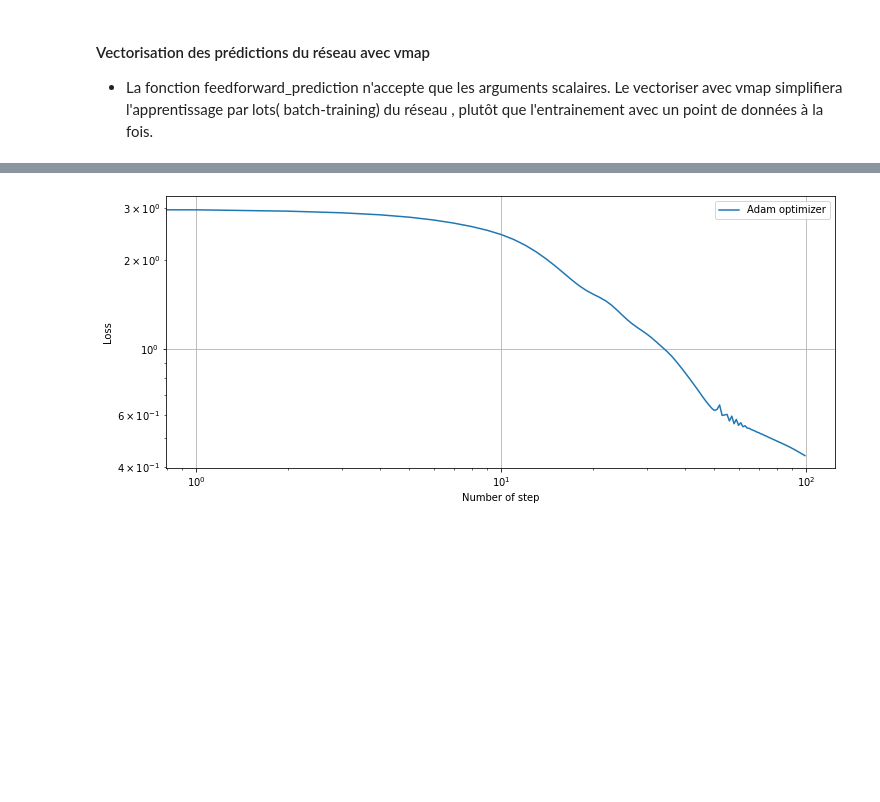
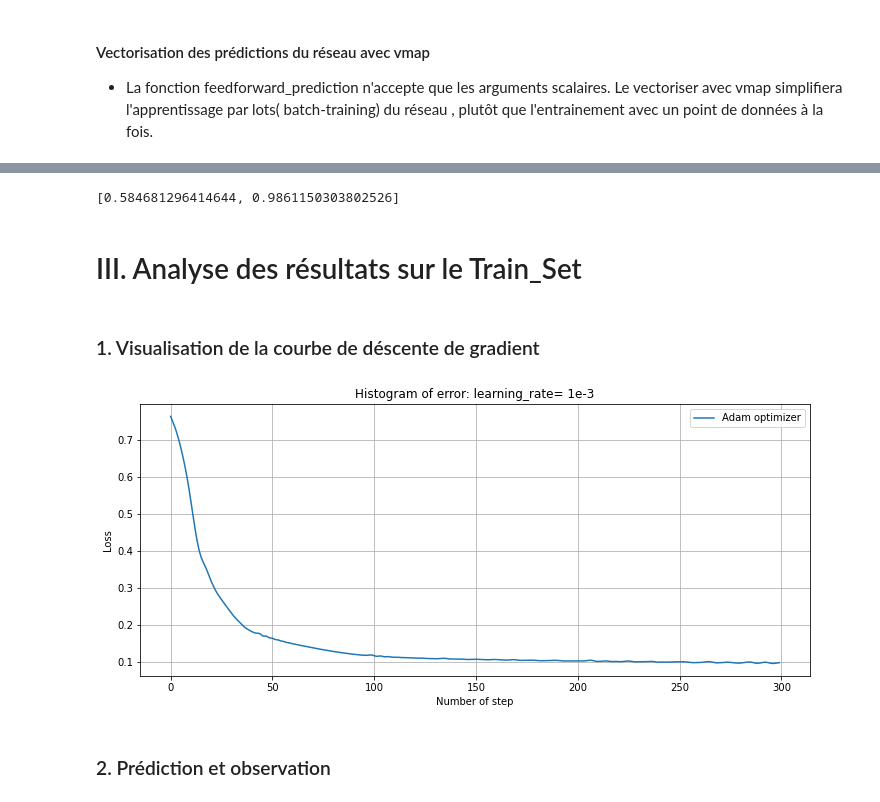
Before and after one commit to yao-clou/Deep_Learning, a Jupyter notebook: MLP_channel_XYZ_Band_I.ipynb, the cells around one changed output, grey strips where cells are left out. Drawn from its saved outputs; the diff is of its cells as text; code cells hidden in the pictures; blank space fills up the shorter version.

```diff
--- a/MLP_channel_XYZ_Band_I.ipynb
+++ b/MLP_channel_XYZ_Band_I.ipynb
@@ -629,3 +511,5 @@ plt.legend()
+# %%
+num_epochs = 300
 # %%
 
 # Defining an optimizer in Jax
@@ -650,0 +546,4 @@ net_params = get_params(opt_state)
+# %%
+import pickle
+f=open("paramètres","rb")
+ff=pickle.load(f)
@@ -651,10 +570,19 @@ net_params = get_params(opt_state)
+# %%
+para_test[3]
+# %% [output]
+[0.584681296414644, 0.9861150303802526]
+# %% [markdown]
+#  III. Analyse des résultats sur le Train_Set
+# %% [markdown]
+###  1. Visualisation de la courbe de déscente de gradient
 # %%
 plt.figure(figsize=(12,5))
-x=np.arange(100)
-plt.loglog(l,label='Adam optimizer')
+x=np.arange(num_epochs)
+plt.plot(ff[1],label='Adam optimizer')
 plt.xlabel('Number of step')
 plt.ylabel('Loss')
+plt.title(r'Histogram of error: learning_rate= 1e-3')
 plt.legend()
 plt.grid()
 # %% [output]
-[figure, old version]
+[figure, new version]
@@ -662,0 +589,2 @@ pred_Adam=predict(net_params,X_Tr)
+# %% [markdown]
+###  2. Prédiction et observation
```
Also changed, not shown: parts of 103 cells of this notebook.
